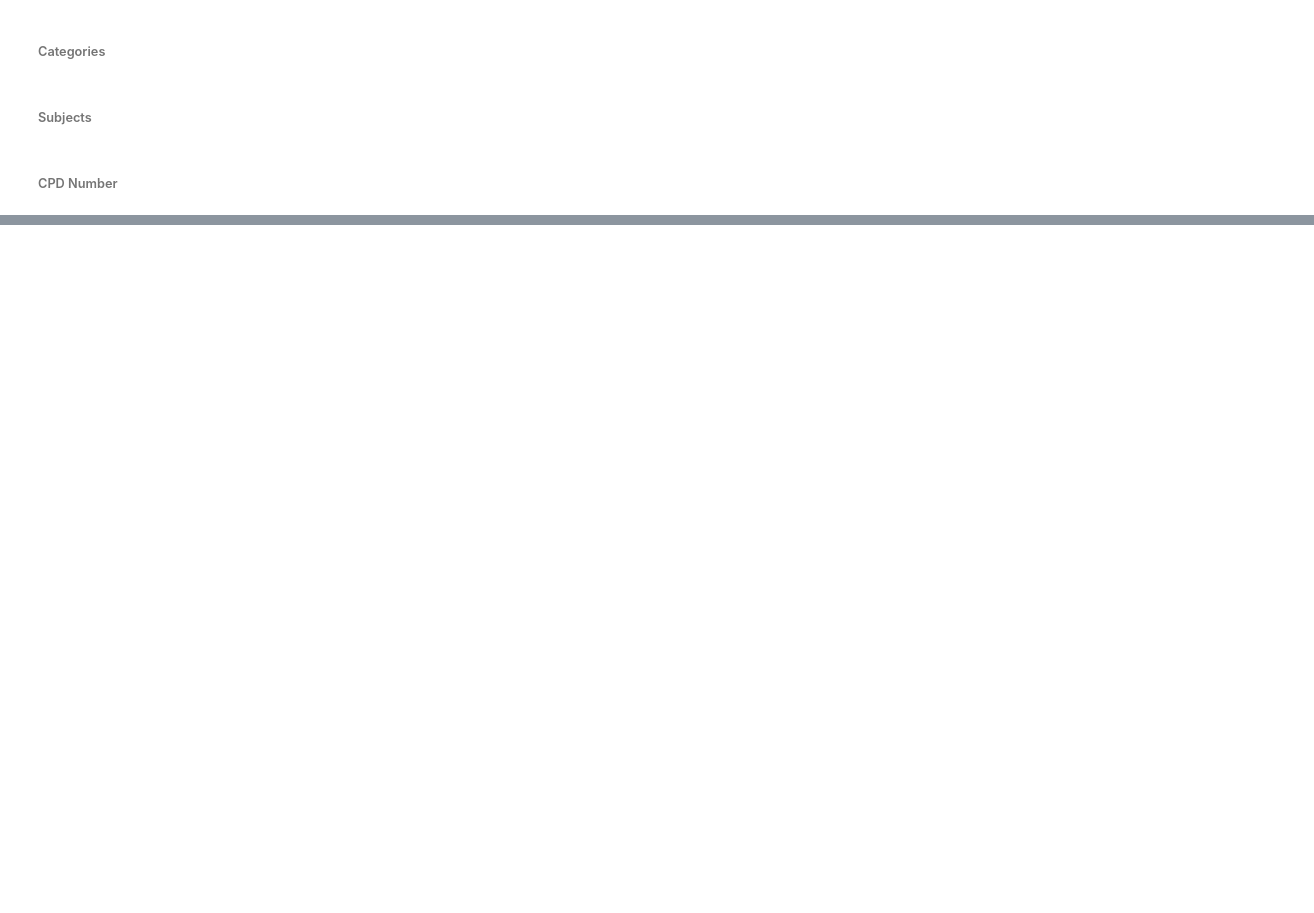
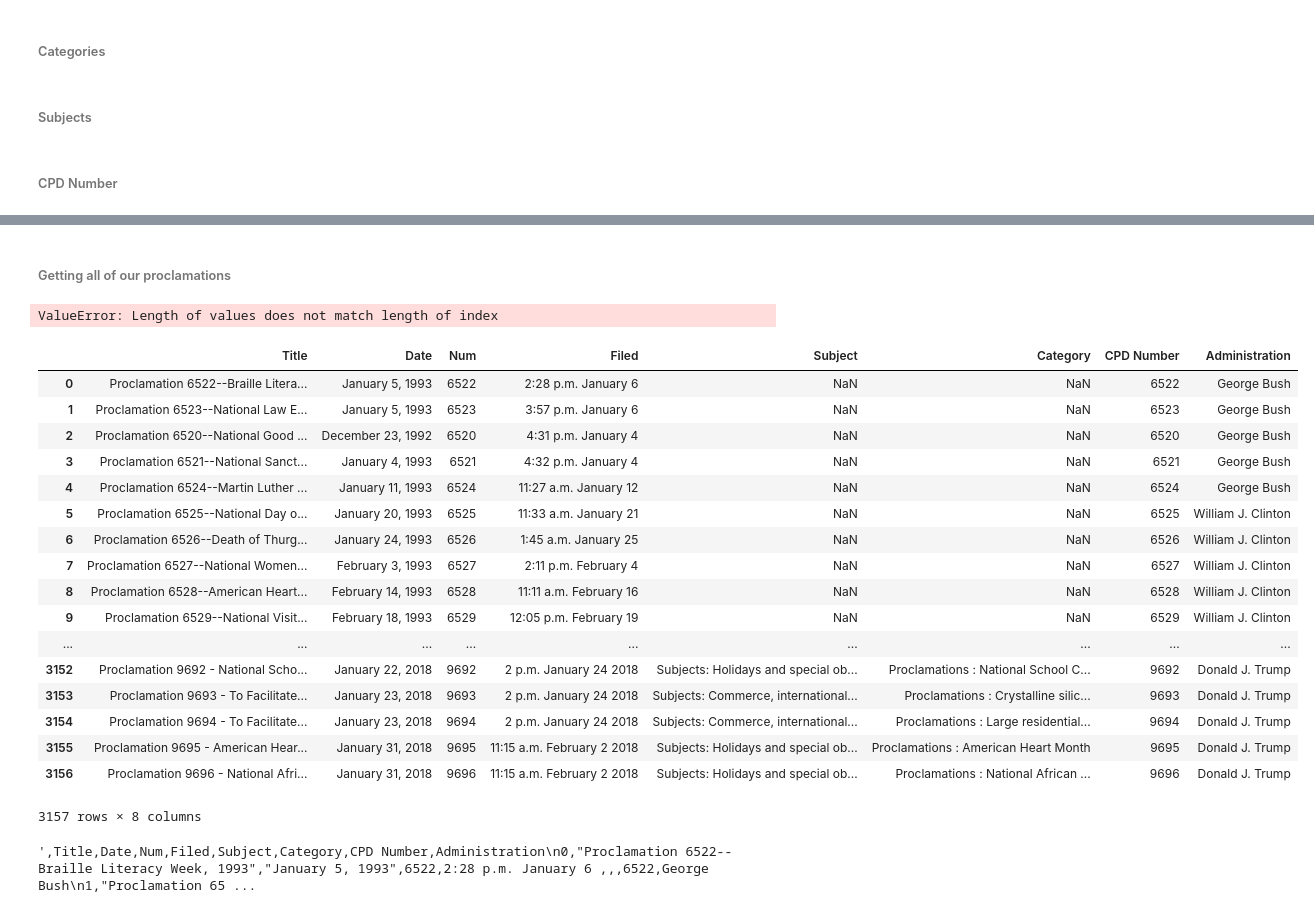
Before and after one commit to AvishaiRabin/Presidential-Transcripts, a Jupyter notebook: Parsing Proclamations.ipynb, the cells around one changed output, grey strips where cells are left out. Cells and saved outputs as stored; diff of their text form; code cells hidden in the pictures; blank space fills up the shorter version.

Commit message:
Made csv files of proclamations and memos

```diff
--- a/Parsing Proclamations.ipynb
+++ b/Parsing Proclamations.ipynb
@@ -37,3 +35,12 @@ number
+# %%
+def getnumber(text):
+    number = re.findall('(?<=Proclamation ).*?(?=\D)', text)
+    if len(number) == 0:
+        number = re.findall('Proclamation--', text)[0]
+        number = re.sub('Proclamation', '', number)[0]
+    else:
+        number = number[0]
+    return number
 # %% [markdown]
 ###### Title
 # %%
@@ -119,0 +140,5 @@ print(text)
+# %%
+def isproc(text):
+    re.findall('[Aa] [Pp]roclamation\n', text)[0]
+# %% [markdown]
+###### Getting all of our proclamations
@@ -119,0 +161,58 @@ print(text)
+# %%
+coltitle = []
+colcpd = []
+colsubj = []
+colcateg = []
+colnote = []
+colfiled = []
+coldate = []
+colnum = []
+coladmin = []
+for text in proclamations:
+    coltitle.append(gettitle(text))
+    colsubj.append(getsubjects(text))
+    colcateg.append(getcategories(text))
+   # colnote.append(getnote(text))
+    colfiled.append(getfiled(text))
+    coldate.append(getdate(text))
+    colnum.append(getnumber(text))
+    coladmin.append(getadmin(text))
+for name in names:
+    colcpd.append(getcpdnum(name))
+# %%
+proclamationstable = pd.DataFrame()
+proclamationstable['Title'] = coltitle
+proclamationstable['Date'] = coldate
+proclamationstable['Num'] = colnum
+proclamationstable['Filed'] = colfiled
+proclamationstable['Subject'] = colsubj
+proclamationstable['Category'] = colcateg
+proclamationstable['CPD Number'] = colnum
+proclamationstable['Administration'] = coladmin
+# %% [output]
+ValueError: Length of values does not match length of index
+# %%
+proclamationstable
+# %% [output]
+|  | Title | Date | Num | Filed | Subject | Category | CPD Number | Administration |
+| 0 | Proclamation 6522--Braille Litera... | January 5, 1993 | 6522 | 2:28 p.m. January 6 | NaN | NaN | 6522 | George Bush |
+| 1 | Proclamation 6523--National Law E... | January 5, 1993 | 6523 | 3:57 p.m. January 6 | NaN | NaN | 6523 | George Bush |
+| 2 | Proclamation 6520--National Good ... | December 23, 1992 | 6520 | 4:31 p.m. January 4 | NaN | NaN | 6520 | George Bush |
+| 3 | Proclamation 6521--National Sanct... | January 4, 1993 | 6521 | 4:32 p.m. January 4 | NaN | NaN | 6521 | George Bush |
+| 4 | Proclamation 6524--Martin Luther ... | January 11, 1993 | 6524 | 11:27 a.m. January 12 | NaN | NaN | 6524 | George Bush |
+| 5 | Proclamation 6525--National Day o... | January 20, 1993 | 6525 | 11:33 a.m. January 21 | NaN | NaN | 6525 | William J. Clinton |
+| 6 | Proclamation 6526--Death of Thurg... | January 24, 1993 | 6526 | 1:45 a.m. January 25 | NaN | NaN | 6526 | William J. Clinton |
+| 7 | Proclamation 6527--National Women... | February 3, 1993 | 6527 | 2:11 p.m. February 4 | NaN | NaN | 6527 | William J. Clinton |
+| 8 | Proclamation 6528--American Heart... | February 14, 1993 | 6528 | 11:11 a.m. February 16 | NaN | NaN | 6528 | William J. Clinton |
+| 9 | Proclamation 6529--National Visit... | February 18, 1993 | 6529 | 12:05 p.m. February 19 | NaN | NaN | 6529 | William J. Clinton |
+| ... | ... | ... | ... | ... | ... | ... | ... | ... |
+| 3152 | Proclamation 9692 - National Scho... | January 22, 2018 | 9692 | 2 p.m. January 24 2018 | Subjects: Holidays and special ob... | Proclamations : National School C... | 9692 | Donald J. Trump |
+| 3153 | Proclamation 9693 - To Facilitate... | January 23, 2018 | 9693 | 2 p.m. January 24 2018 | Subjects: Commerce, international... | Proclamations : Crystalline silic... | 9693 | Donald J. Trump |
+| 3154 | Proclamation 9694 - To Facilitate... | January 23, 2018 | 9694 | 2 p.m. January 24 2018 | Subjects: Commerce, international... | Proclamations : Large residential... | 9694 | Donald J. Trump |
+| 3155 | Proclamation 9695 - American Hear... | January 31, 2018 | 9695 | 11:15 a.m. February 2 2018 | Subjects: Holidays and special ob... | Proclamations : American Heart Month | 9695 | Donald J. Trump |
+| 3156 | Proclamation 9696 - National Afri... | January 31, 2018 | 9696 | 11:15 a.m. February 2 2018 | Subjects: Holidays and special ob... | Proclamations : National African ... | 9696 | Donald J. Trump |
+3157 rows × 8 columns
+# %%
+proclamationstable.to_csv()
+# %% [output]
+',Title,Date,Num,Filed,Subject,Category,CPD Number,Administration\n0,"Proclamation 6522--Braille Literacy Week, 1993","January 5, 1993",6522,2:28 p.m. January 6 ,,,6522,George Bush\n1,"Proclamation 65 ...
```
Also changed, not shown: parts of 16 cells of this notebook, 1 other file.
